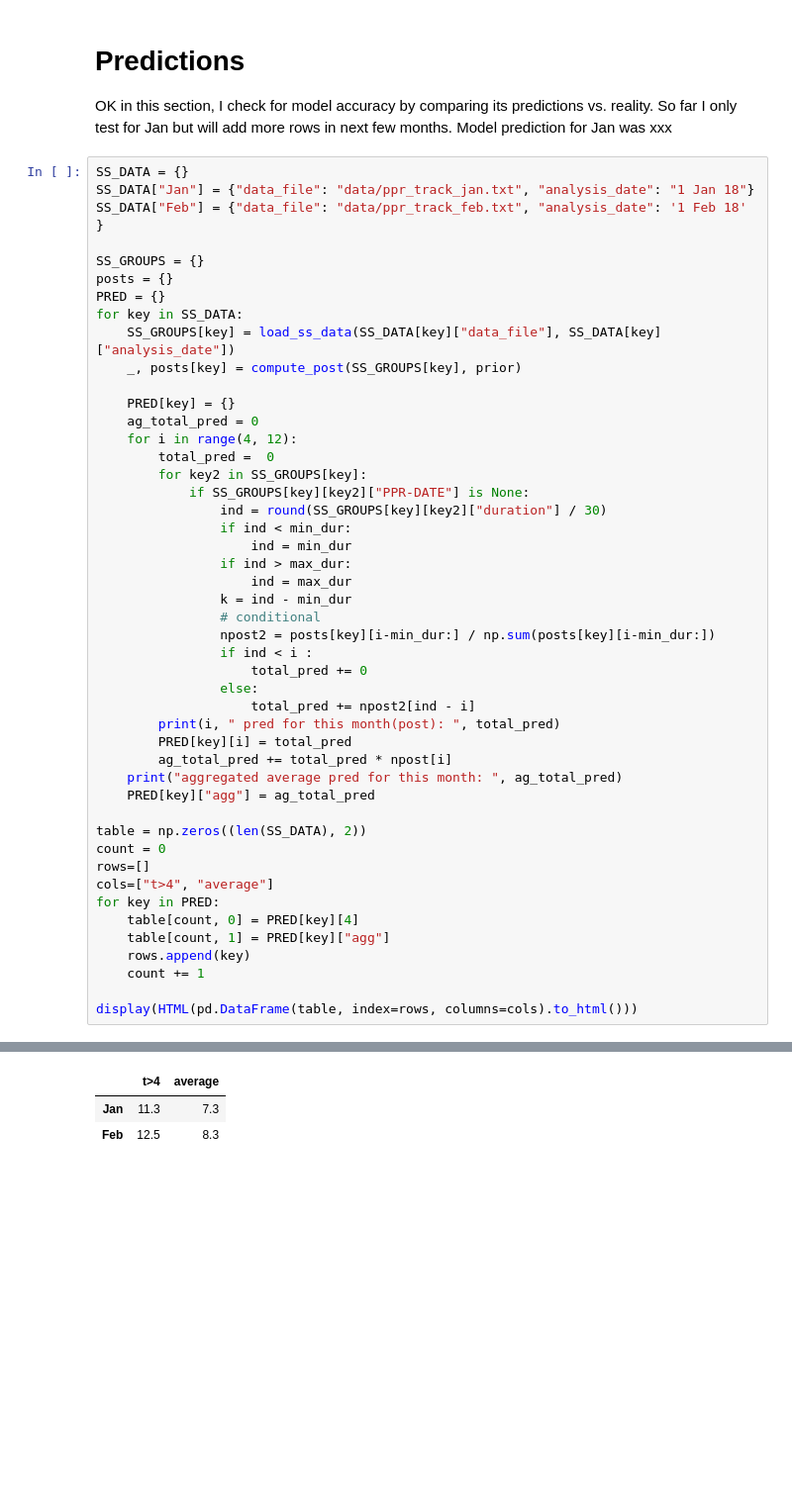
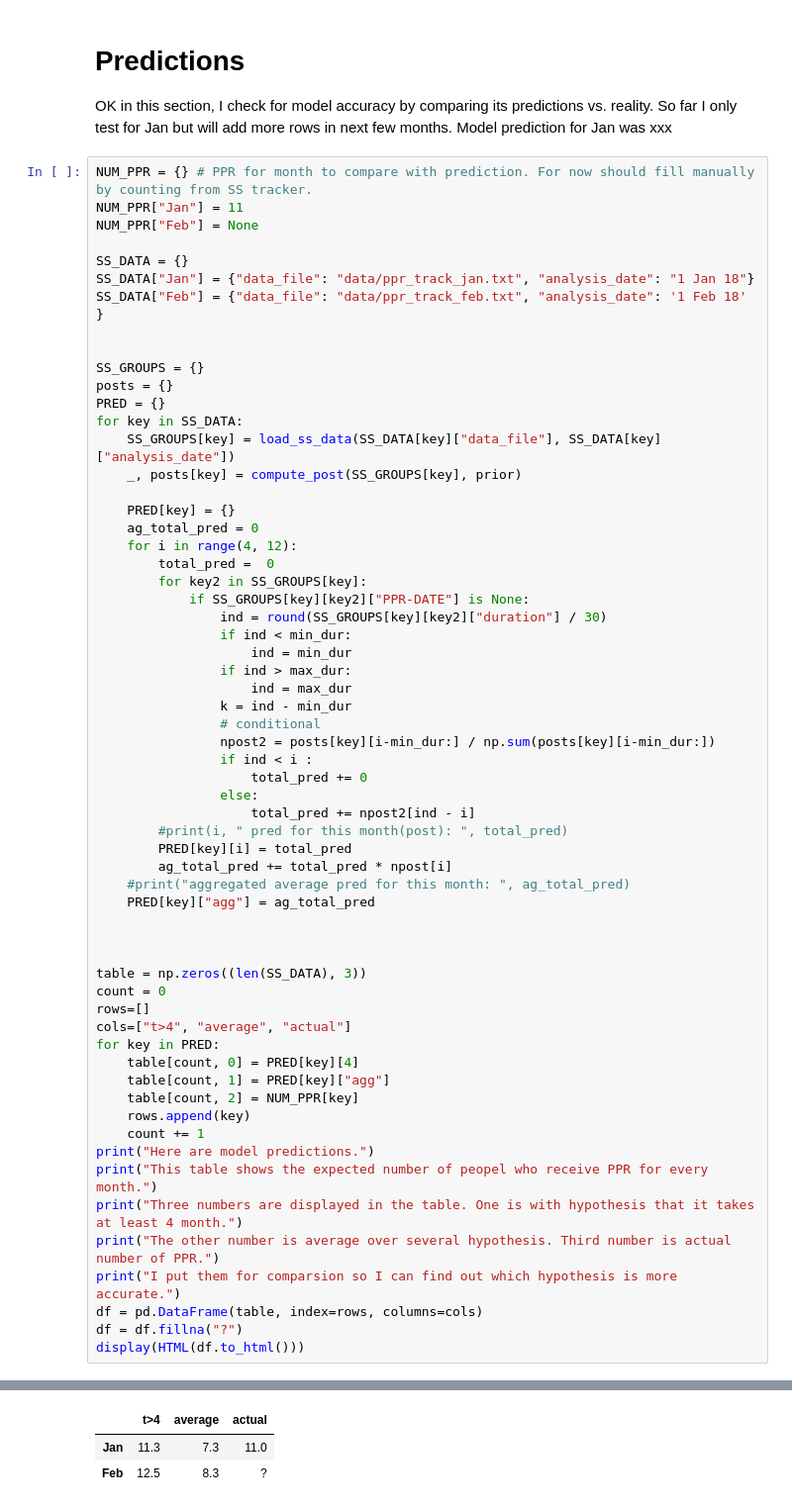
Before and after one commit to amirharati/security-screening-analysis, a Jupyter notebook: security-screening-analysis.ipynb, the cells around one changed output, grey strips where cells are left out. Shown: that part at 99% size. Drawn from its saved outputs; the diff is of its cells as text; blank space fills up the shorter version.

Commit message:
imrove the UI for prediction.

```diff
--- a/security-screening-analysis.ipynb
+++ b/security-screening-analysis.ipynb
@@ -395,9 +395,14 @@ First number of each row is the number of month passed from SS start.
 OK in this section, I check for model accuracy by comparing its predictions vs. reality. So far I only test for Jan but will add more rows in next few months.
 Model prediction for Jan was xxx
 # %%
+NUM_PPR = {} # PPR for month to compare with prediction. For now should fill manually by counting from SS tracker.
+NUM_PPR["Jan"] = 11
+NUM_PPR["Feb"] = None
+
 SS_DATA = {}
 SS_DATA["Jan"] = {"data_file": "data/ppr_track_jan.txt", "analysis_date": "1 Jan 18"}
 SS_DATA["Feb"] = {"data_file": "data/ppr_track_feb.txt", "analysis_date": '1 Feb 18' }
+
 
 SS_GROUPS = {}
 posts = {}
@@ -424,21 +429,30 @@ for key in SS_DATA:
                     total_pred += 0
                 else:
                     total_pred += npost2[ind - i]
-        print(i, " pred for this month(post): ", total_pred)
+        #print(i, " pred for this month(post): ", total_pred)
         PRED[key][i] = total_pred
         ag_total_pred += total_pred * npost[i]
-    print("aggregated average pred for this month: ", ag_total_pred)
+    #print("aggregated average pred for this month: ", ag_total_pred)
     PRED[key]["agg"] = ag_total_pred
 
-table = np.zeros((len(SS_DATA), 2))
+
+
+table = np.zeros((len(SS_DATA), 3))
 count = 0
 rows=[]
-cols=["t>4", "average"]
+cols=["t>4", "average", "actual"]
 for key in PRED:
     table[count, 0] = PRED[key][4]
     table[count, 1] = PRED[key]["agg"]
+    table[count, 2] = NUM_PPR[key]
     rows.append(key)
     count += 1
-
-display(HTML(pd.DataFrame(table, index=rows, columns=cols).to_html()))
+print("Here are model predictions.")
+print("This table shows the expected number of peopel who receive PPR for every month.")
+print("Three numbers are displayed in the table. One is with hypothesis that it takes at least 4 month.")
+print("The other number is average over several hypothesis. Third number is actual number of PPR.")
+print("I put them for comparsion so I can find out which hypothesis is more accurate.")
+df = pd.DataFrame(table, index=rows, columns=cols)
+df = df.fillna("?")
+display(HTML(df.to_html()))
 # %% [output]
@@ -463,3 +464,3 @@ aggregated average pred for this month:  8.32817164719
-|  | t>4 | average |
-| Jan | 11.3 | 7.3 |
-| Feb | 12.5 | 8.3 |
+|  | t>4 | average | actual |
+| Jan | 11.3 | 7.3 | 11.0 |
+| Feb | 12.5 | 8.3 | ? |
```
Also changed, not shown: parts of 1 cell of this notebook.
